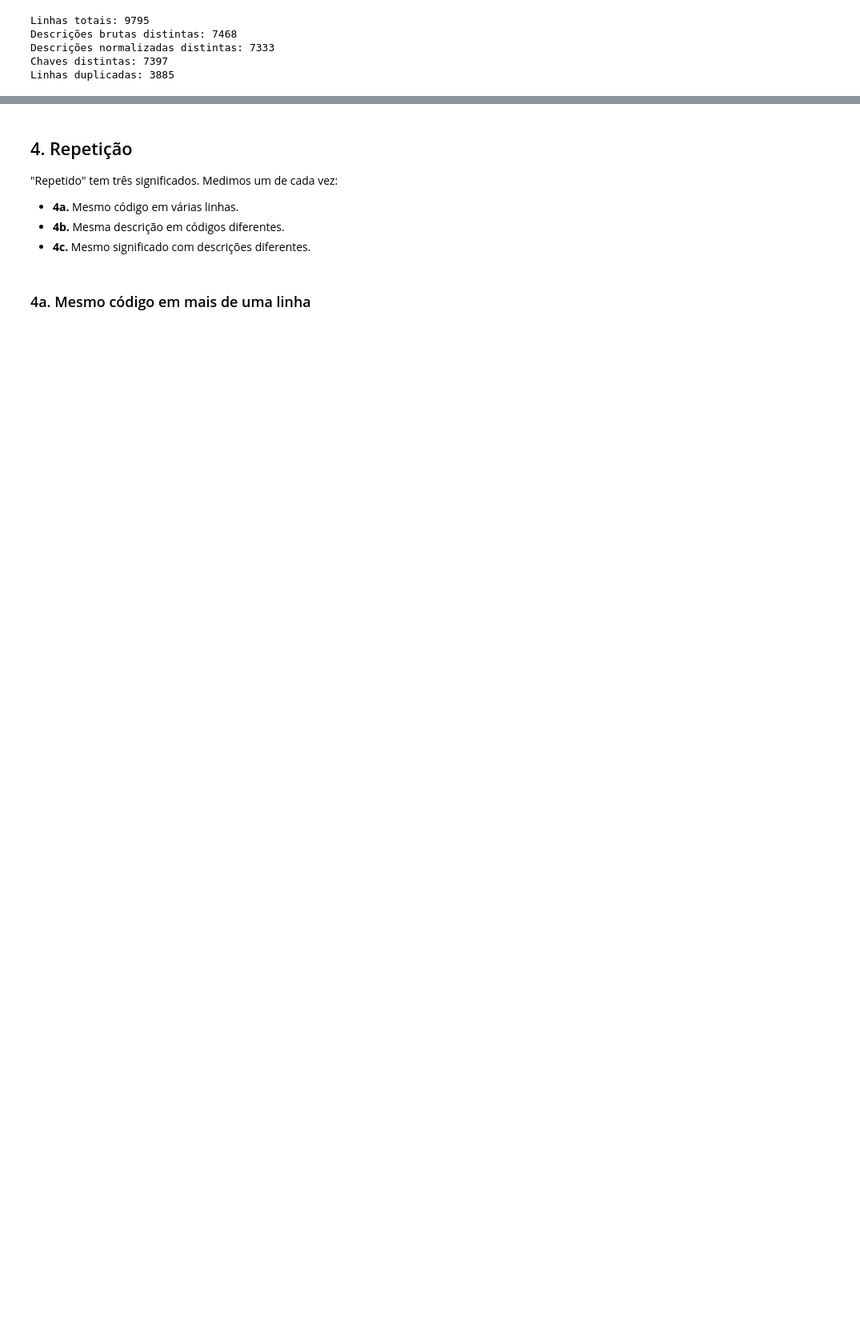
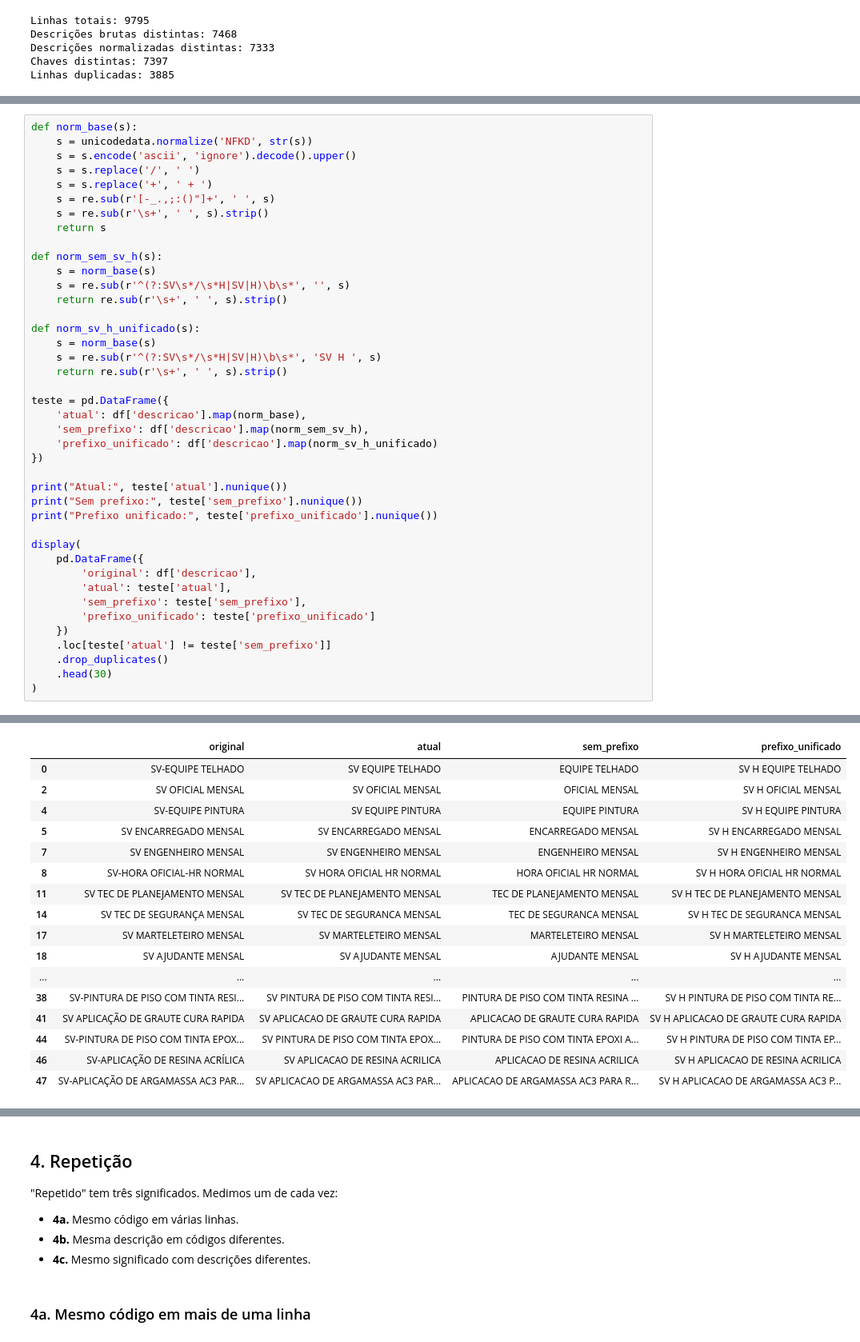
Before and after one commit to rouxstuff/desafio_gc, a Jupyter notebook: diagnostico_gerdau .ipynb, the cells around one changed output, grey strips where cells are left out. Shown at 80% size. Cells and saved outputs as stored; diff of their text form; blank space fills up the shorter version.

```diff
--- a/diagnostico_gerdau .ipynb
+++ b/diagnostico_gerdau .ipynb
@@ -199,0 +339,42 @@ Linhas duplicadas: 3885
+# %%
+def norm_base(s):
+    s = unicodedata.normalize('NFKD', str(s))
+    s = s.encode('ascii', 'ignore').decode().upper()
+    s = s.replace('/', ' ')
+    s = s.replace('+', ' + ')
+    s = re.sub(r'[-_.,;:()"]+', ' ', s)
+    s = re.sub(r'\s+', ' ', s).strip()
+    return s
+
+def norm_sem_sv_h(s):
+    s = norm_base(s)
+    s = re.sub(r'^(?:SV\s*/\s*H|SV|H)\b\s*', '', s)
+    return re.sub(r'\s+', ' ', s).strip()
+
+def norm_sv_h_unificado(s):
+    s = norm_base(s)
+    s = re.sub(r'^(?:SV\s*/\s*H|SV|H)\b\s*', 'SV H ', s)
+    return re.sub(r'\s+', ' ', s).strip()
+
+teste = pd.DataFrame({
+    'atual': df['descricao'].map(norm_base),
+    'sem_prefixo': df['descricao'].map(norm_sem_sv_h),
+    'prefixo_unificado': df['descricao'].map(norm_sv_h_unificado)
+})
+
+print("Atual:", teste['atual'].nunique())
+print("Sem prefixo:", teste['sem_prefixo'].nunique())
+print("Prefixo unificado:", teste['prefixo_unificado'].nunique())
+
+display(
+    pd.DataFrame({
+        'original': df['descricao'],
+        'atual': teste['atual'],
+        'sem_prefixo': teste['sem_prefixo'],
+        'prefixo_unificado': teste['prefixo_unificado']
+    })
+    .loc[teste['atual'] != teste['sem_prefixo']]
+    .drop_duplicates()
+    .head(30)
+)
+# %% [output]
@@ -199,0 +384,17 @@ Linhas duplicadas: 3885
+|  | original | atual | sem_prefixo | prefixo_unificado |
+| 0 | SV-EQUIPE TELHADO | SV EQUIPE TELHADO | EQUIPE TELHADO | SV H EQUIPE TELHADO |
+| 2 | SV OFICIAL MENSAL | SV OFICIAL MENSAL | OFICIAL MENSAL | SV H OFICIAL MENSAL |
+| 4 | SV-EQUIPE PINTURA | SV EQUIPE PINTURA | EQUIPE PINTURA | SV H EQUIPE PINTURA |
+| 5 | SV ENCARREGADO MENSAL | SV ENCARREGADO MENSAL | ENCARREGADO MENSAL | SV H ENCARREGADO MENSAL |
+| 7 | SV ENGENHEIRO MENSAL | SV ENGENHEIRO MENSAL | ENGENHEIRO MENSAL | SV H ENGENHEIRO MENSAL |
+| 8 | SV-HORA OFICIAL-HR NORMAL | SV HORA OFICIAL HR NORMAL | HORA OFICIAL HR NORMAL | SV H HORA OFICIAL HR NORMAL |
+| 11 | SV TEC DE PLANEJAMENTO MENSAL | SV TEC DE PLANEJAMENTO MENSAL | TEC DE PLANEJAMENTO MENSAL | SV H TEC DE PLANEJAMENTO MENSAL |
+| 14 | SV TEC DE SEGURANÇA MENSAL | SV TEC DE SEGURANCA MENSAL | TEC DE SEGURANCA MENSAL | SV H TEC DE SEGURANCA MENSAL |
+| 17 | SV MARTELETEIRO MENSAL | SV MARTELETEIRO MENSAL | MARTELETEIRO MENSAL | SV H MARTELETEIRO MENSAL |
+| 18 | SV AJUDANTE MENSAL | SV AJUDANTE MENSAL | AJUDANTE MENSAL | SV H AJUDANTE MENSAL |
+| ... | ... | ... | ... | ... |
+| 38 | SV-PINTURA DE PISO COM TINTA RESI... | SV PINTURA DE PISO COM TINTA RESI... | PINTURA DE PISO COM TINTA RESINA ... | SV H PINTURA DE PISO COM TINTA RE... |
+| 41 | SV APLICAÇÃO DE GRAUTE CURA RAPIDA | SV APLICACAO DE GRAUTE CURA RAPIDA | APLICACAO DE GRAUTE CURA RAPIDA | SV H APLICACAO DE GRAUTE CURA RAPIDA |
+| 44 | SV-PINTURA DE PISO COM TINTA EPOX... | SV PINTURA DE PISO COM TINTA EPOX... | PINTURA DE PISO COM TINTA EPOXI A... | SV H PINTURA DE PISO COM TINTA EP... |
+| 46 | SV-APLICAÇÃO DE RESINA ACRÍLICA | SV APLICACAO DE RESINA ACRILICA | APLICACAO DE RESINA ACRILICA | SV H APLICACAO DE RESINA ACRILICA |
+| 47 | SV-APLICAÇÃO DE ARGAMASSA AC3 PAR... | SV APLICACAO DE ARGAMASSA AC3 PAR... | APLICACAO DE ARGAMASSA AC3 PARA R... | SV H APLICACAO DE ARGAMASSA AC3 P... |
```
Also changed, not shown: parts of 22 cells of this notebook.
